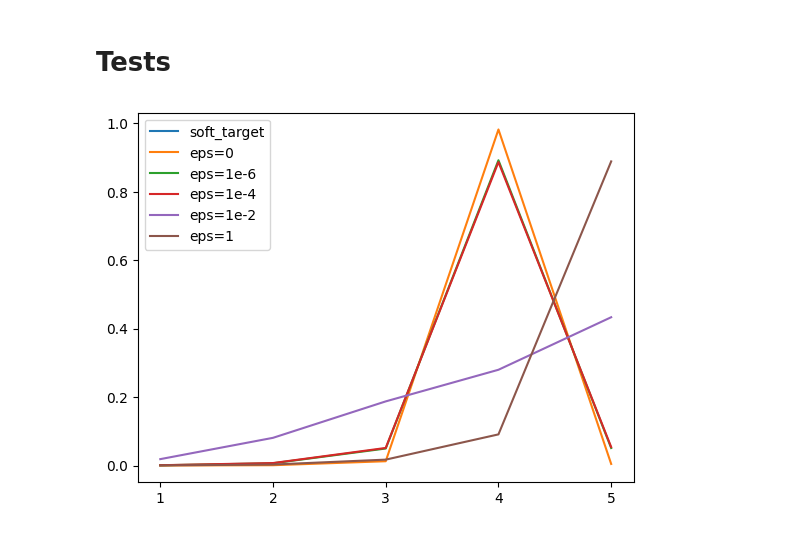
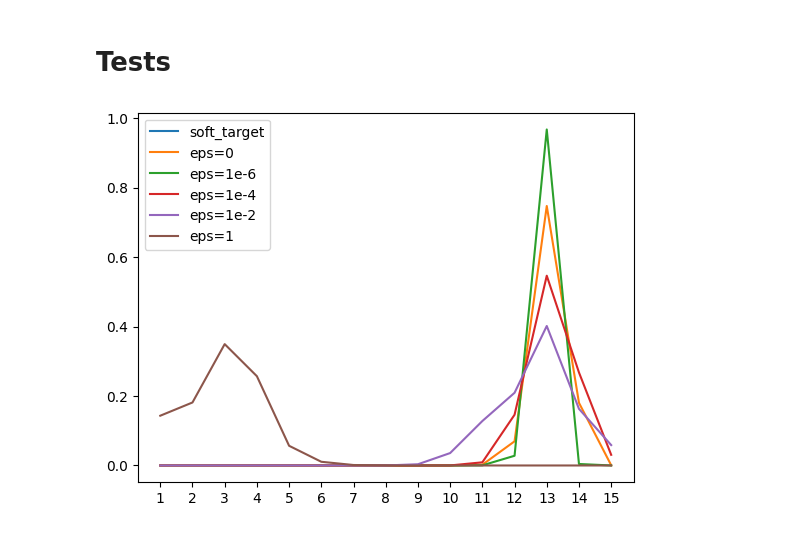
Before and after one commit to Michozord/Jordan_Transformer, a Jupyter notebook: sandbox/Jordan7.ipynb, the cells around one changed output. Cells and saved outputs as stored; diff of their text form; code cells hidden in the pictures.

```diff
--- a/sandbox/Jordan7.ipynb
+++ b/sandbox/Jordan7.ipynb
@@ -55,15 +55,15 @@ def test_jordan_net(model, d, matrices_per_class=1000, mode="random", eps=None,
 torch.manual_seed(0)
 np.random.seed(0)
 
-d = 5
+d = 15
 
 model = JordanNet(d=d, num_classes=d, encode_dim=32)
 
 matrices, labels, features, masks, dists = generate_training_dataset(
-    matrices_per_class=20_000,
+    matrices_per_class=10_000,
     d=d,
     mode="random",
-    device=device,
+    device="cpu",
 )
 
 print(dists.mean(dim=0))
@@ -76,6 +76,7 @@ model = train_jordan_net(
     masks,
     dists,
     num_epochs=20,
+    batch_size=64,
     device=device,
 )
 # %% [output]
@@ -100,33 +115,33 @@ Error:
 # %% [markdown]
 # Tests
 # %%
-d = 5
+d = 15
 
 model.load_state_dict(torch.load(f"sandbox/model_jordan7_{d}.pth"))
 
-max_block_size = 4
+max_block_size = 13
 
 Xs = [generate_matrix(d, max_block_size, mode="random", eps=eps) for eps in [0, 1e-6, 1e-4, 1e-2, 1]]
 X_batch = torch.tensor(Xs, dtype=torch.float32)
 features = [per_power_features(X) for X in Xs]
 X_features = torch.tensor([f[0] for f in features], dtype=torch.float32)
 masks = torch.tensor([f[1] for f in features], dtype=torch.float32)
 
 model.eval()
 logits = model(X_features.to(device), masks=masks.to(device))
 # logits = model(X_features.to(device), masks=None)
 probs = torch.softmax(logits, dim=-1)
 probs = probs.detach().cpu().numpy()
 
 plt.plot(soft_target(torch.tensor([max_block_size]), eps=torch.tensor(1e-4), d=d).cpu().numpy()[0], label="soft_target")
 
 for prob, label in zip(probs, ["eps=0", "eps=1e-6", "eps=1e-4", "eps=1e-2", "eps=1"]):
     plt.plot(prob, label=label)
 plt.legend()
-plt.xticks(ticks=range(5), labels=range(1,6))
+plt.xticks(ticks=range(d), labels=range(1,d+1))
 plt.show()
 # %% [output]
-[figure, old version]
+[figure, new version]
 # %%
 cms = {}
 kls = {}
```
Also changed, not shown: parts of 2 cells of this notebook, 1 other file.
